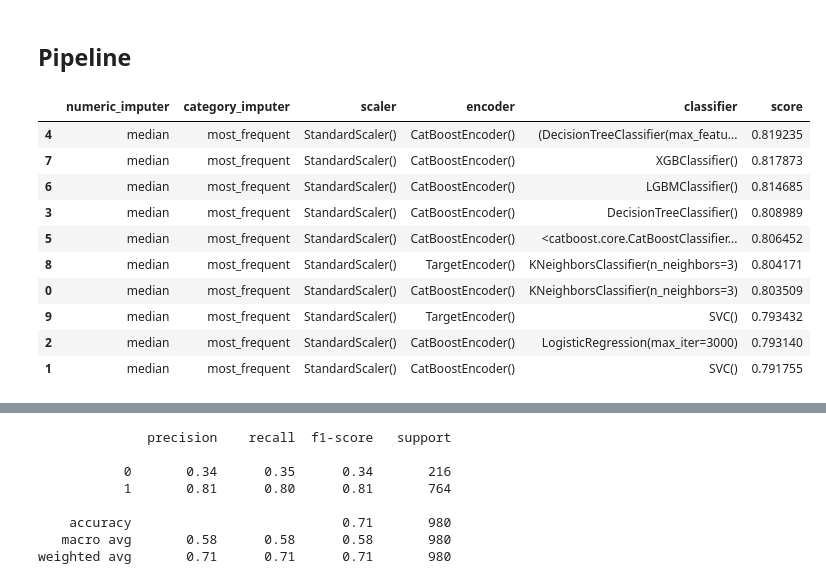
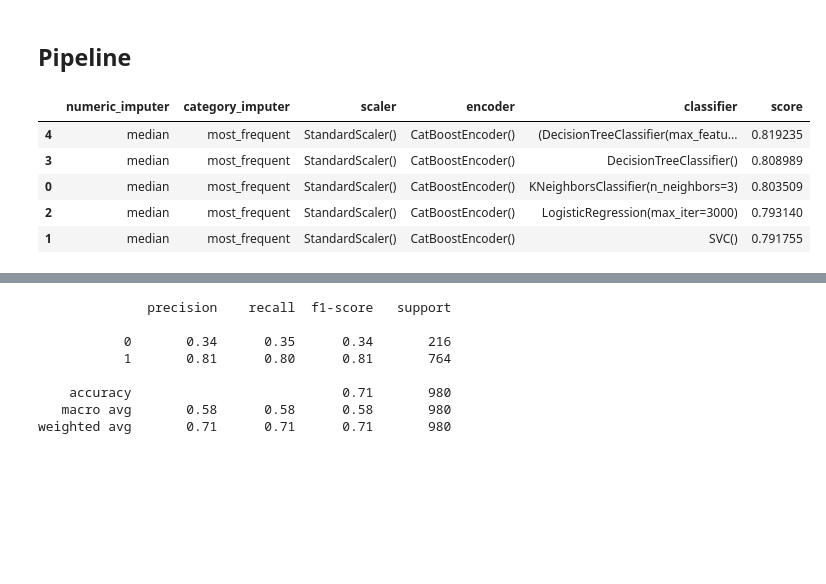
Before and after one commit to xandeea/Loan-Default-Prediction-Nigeria, a Jupyter notebook: Loan_Default_Prediction.ipynb, the cells around one changed output, grey strips where cells are left out. Cells and saved outputs as stored; diff of their text form; code cells hidden in the pictures; blank space fills up the shorter version.

```diff
--- a/Loan_Default_Prediction.ipynb
+++ b/Loan_Default_Prediction.ipynb
@@ -366,19 +366,14 @@ for n_strategy in strategy_numeric_list:
 # %%
 # visualizando os melhores resultados do pipeline
 columns = ['numeric_imputer','category_imputer','scaler','encoder','classifier','score']
 
 df_results = pd.DataFrame(appended_data, columns = columns)
-df_results.head(10).sort_values(by=['score'], ascending=False)
+df_results.head(5).sort_values(by=['score'], ascending=False)
 # %% [output]
 |  | numeric_imputer | category_imputer | scaler | encoder | classifier | score |
 | 4 | median | most_frequent | StandardScaler() | CatBoostEncoder() | (DecisionTreeClassifier(max_featu... | 0.819235 |
-| 7 | median | most_frequent | StandardScaler() | CatBoostEncoder() | XGBClassifier() | 0.817873 |
-| 6 | median | most_frequent | StandardScaler() | CatBoostEncoder() | LGBMClassifier() | 0.814685 |
 | 3 | median | most_frequent | StandardScaler() | CatBoostEncoder() | DecisionTreeClassifier() | 0.808989 |
-| 5 | median | most_frequent | StandardScaler() | CatBoostEncoder() | <catboost.core.CatBoostClassifier... | 0.806452 |
-| 8 | median | most_frequent | StandardScaler() | TargetEncoder() | KNeighborsClassifier(n_neighbors=3) | 0.804171 |
 | 0 | median | most_frequent | StandardScaler() | CatBoostEncoder() | KNeighborsClassifier(n_neighbors=3) | 0.803509 |
-| 9 | median | most_frequent | StandardScaler() | TargetEncoder() | SVC() | 0.793432 |
 | 2 | median | most_frequent | StandardScaler() | CatBoostEncoder() | LogisticRegression(max_iter=3000) | 0.793140 |
 | 1 | median | most_frequent | StandardScaler() | CatBoostEncoder() | SVC() | 0.791755 |
 # %%
```
